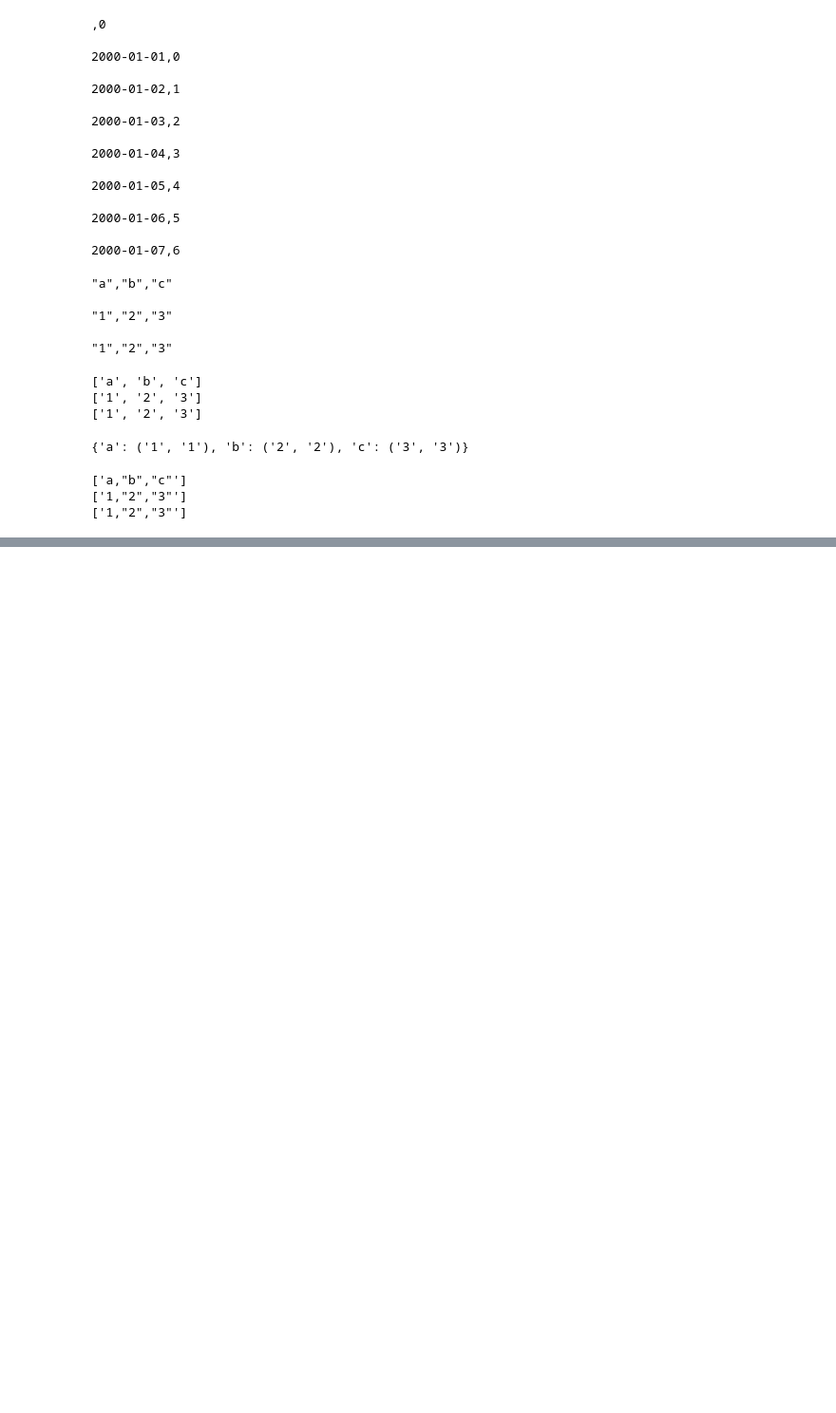
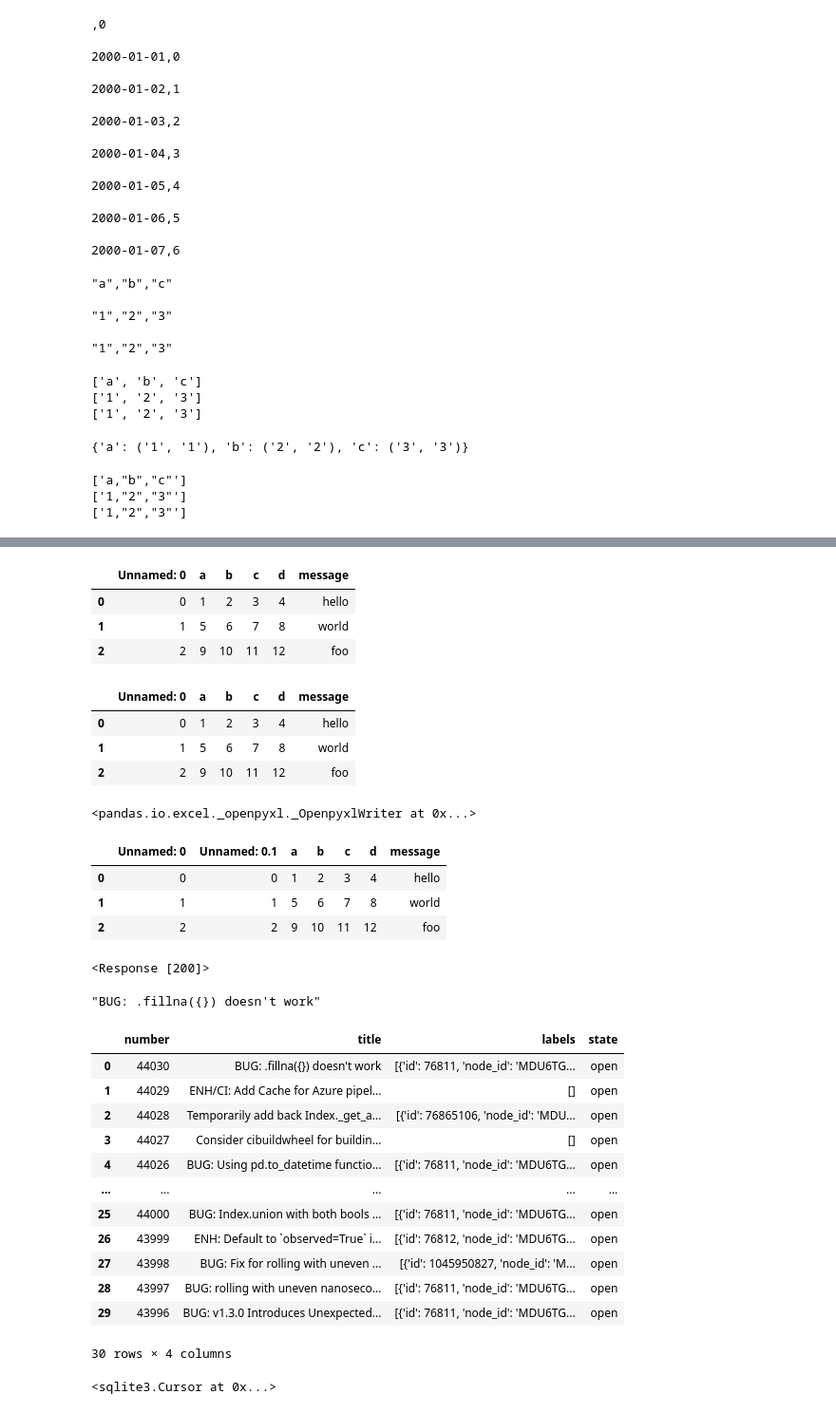
Before and after one commit to temple17/python-for-data-analysis-2nd-edition, a Jupyter notebook: Chapter6(p_185~).ipynb, the cells around one changed output, grey strips where cells are left out. Shown at 95% size. Saved outputs shown, nothing was run; the diff lists cells and outputs as text; code cells hidden in the pictures; blank space fills up the shorter version.

```diff
--- a/Chapter6(p_185~).ipynb
+++ b/Chapter6(p_185~).ipynb
@@ -322,0 +546,7 @@ for line in reader:
+# %%
+pd.read_excel(xlsx, 'Sheet1')
+# %% [output]
+|  | Unnamed: 0 | a | b | c | d | message |
+| 0 | 0 | 1 | 2 | 3 | 4 | hello |
+| 1 | 1 | 5 | 6 | 7 | 8 | world |
+| 2 | 2 | 9 | 10 | 11 | 12 | foo |
@@ -322,0 +555,7 @@ for line in reader:
+# %%
+frame
+# %% [output]
+|  | Unnamed: 0 | a | b | c | d | message |
+| 0 | 0 | 1 | 2 | 3 | 4 | hello |
+| 1 | 1 | 5 | 6 | 7 | 8 | world |
+| 2 | 2 | 9 | 10 | 11 | 12 | foo |
@@ -322,0 +568,11 @@ for line in reader:
+# %%
+writer
+# %% [output]
+<pandas.io.excel._openpyxl._OpenpyxlWriter at 0x...>
+# %%
+pd.read_excel(writer)
+# %% [output]
+|  | Unnamed: 0 | Unnamed: 0.1 | a | b | c | d | message |
+| 0 | 0 | 0 | 1 | 2 | 3 | 4 | hello |
+| 1 | 1 | 1 | 5 | 6 | 7 | 8 | world |
+| 2 | 2 | 2 | 9 | 10 | 11 | 12 | foo |
@@ -322,0 +583,32 @@ for line in reader:
+# %%
+url = 'http://api.github.com/repos/pandas-dev/pandas/issues'
+# %%
+resp = requests.get(url)
+# %%
+resp
+# %% [output]
+<Response [200]>
+# %%
+data = resp.json()
+# %%
+data[0]['title']
+# %% [output]
+"BUG: .fillna({}) doesn't work"
+# %%
+issues = pd.DataFrame(data, columns = ['number','title','labels','state'])
+# %%
+issues
+# %% [output]
+|  | number | title | labels | state |
+| 0 | 44030 | BUG: .fillna({}) doesn't work | [{'id': 76811, 'node_id': 'MDU6TG... | open |
+| 1 | 44029 | ENH/CI: Add Cache for Azure pipel... | [] | open |
+| 2 | 44028 | Temporarily add back Index._get_a... | [{'id': 76865106, 'node_id': 'MDU... | open |
+| 3 | 44027 | Consider cibuildwheel for buildin... | [] | open |
+| 4 | 44026 | BUG: Using pd.to_datetime functio... | [{'id': 76811, 'node_id': 'MDU6TG... | open |
+| ... | ... | ... | ... | ... |
+| 25 | 44000 | BUG: Index.union with both bools ... | [{'id': 76811, 'node_id': 'MDU6TG... | open |
+| 26 | 43999 | ENH: Default to `observed=True` i... | [{'id': 76812, 'node_id': 'MDU6TG... | open |
+| 27 | 43998 | BUG: Fix for rolling with uneven ... | [{'id': 1045950827, 'node_id': 'M... | open |
+| 28 | 43997 | BUG: rolling with uneven nanoseco... | [{'id': 76811, 'node_id': 'MDU6TG... | open |
+| 29 | 43996 | BUG: v1.3.0 Introduces Unexpected... | [{'id': 76811, 'node_id': 'MDU6TG... | open |
+30 rows × 4 columns
@@ -322,0 +627,4 @@ for line in reader:
+# %%
+con.execute(query)
+# %% [output]
+<sqlite3.Cursor at 0x...>
```
Also changed, not shown: parts of 67 cells of this notebook.
